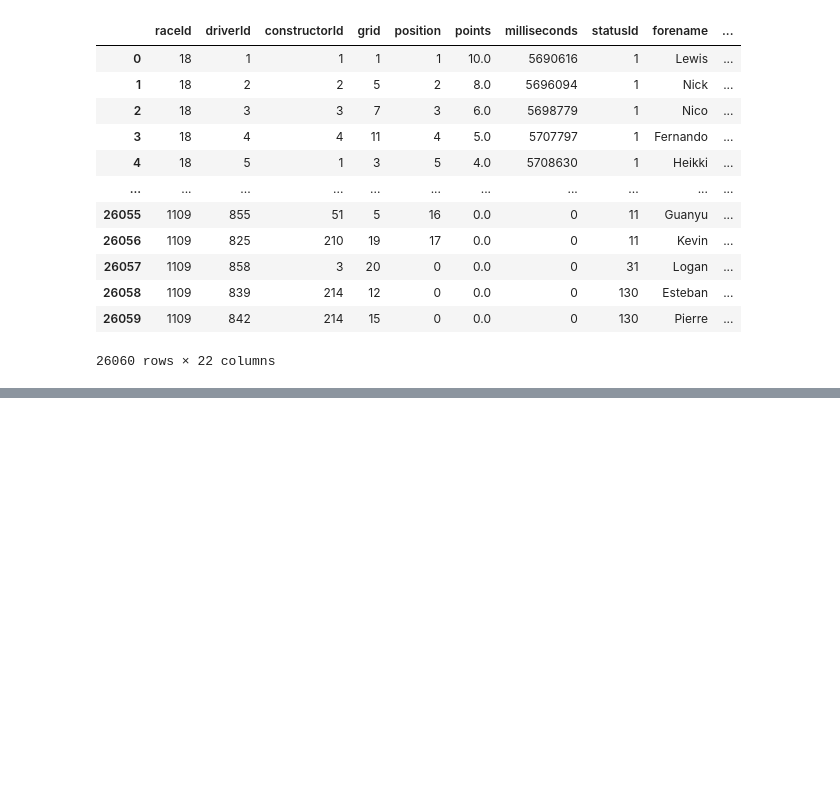
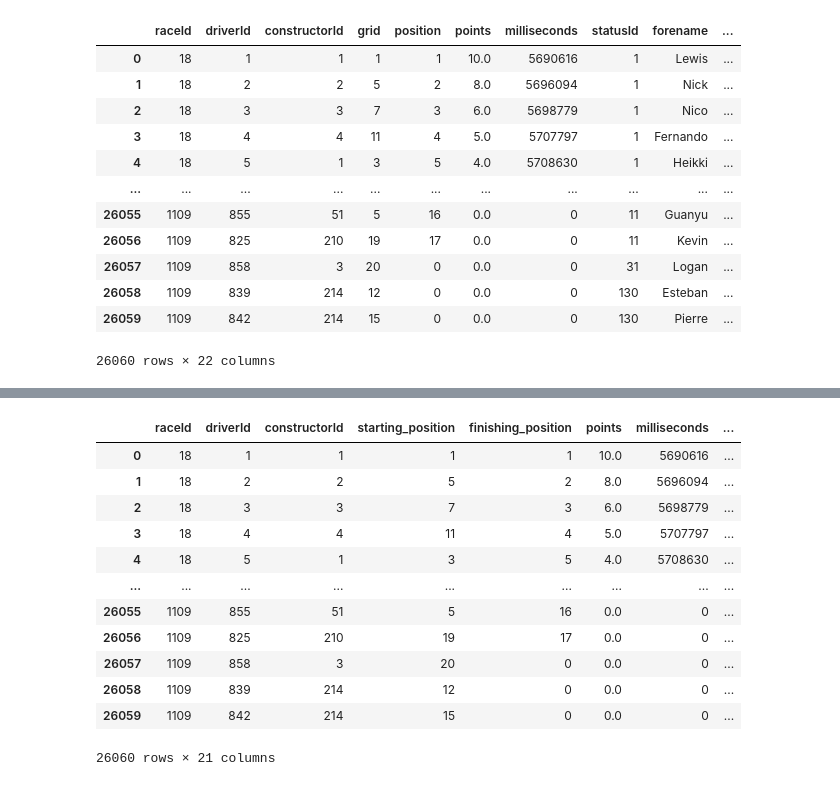
Before and after one commit to PaulOM203/MSC_Thesis_F1, a Jupyter notebook: Notebook.ipynb, the cells around one changed output, grey strips where cells are left out. Cells and saved outputs as stored; diff of their text form; code cells hidden in the pictures; blank space fills up the shorter version.

```diff
--- a/Notebook.ipynb
+++ b/Notebook.ipynb
@@ -161,0 +195,21 @@ driver_race_data
+# %%
+driver_race_data.rename(columns={'name_x':'GP_name','name':'constructor_name','grid':'starting_position',
+                                 'position':'finishing_position','nationality_x':'driver_nationality'}, inplace=True)
+driver_race_data['driver'] = driver_race_data['forename']+' '+driver_race_data['surname']
+driver_race_data['dob'] = pd.to_datetime(driver_race_data['dob'],format='%Y-%m-%d').dt.strftime('%d/%m/%Y')
+
+driver_race_data.drop(['forename','surname'], axis=1)
+# %% [output]
+|  | raceId | driverId | constructorId | starting_position | finishing_position | points | milliseconds | ... |
+| 0 | 18 | 1 | 1 | 1 | 1 | 10.0 | 5690616 | ... |
+| 1 | 18 | 2 | 2 | 5 | 2 | 8.0 | 5696094 | ... |
+| 2 | 18 | 3 | 3 | 7 | 3 | 6.0 | 5698779 | ... |
+| 3 | 18 | 4 | 4 | 11 | 4 | 5.0 | 5707797 | ... |
+| 4 | 18 | 5 | 1 | 3 | 5 | 4.0 | 5708630 | ... |
+| ... | ... | ... | ... | ... | ... | ... | ... | ... |
+| 26055 | 1109 | 855 | 51 | 5 | 16 | 0.0 | 0 | ... |
+| 26056 | 1109 | 825 | 210 | 19 | 17 | 0.0 | 0 | ... |
+| 26057 | 1109 | 858 | 3 | 20 | 0 | 0.0 | 0 | ... |
+| 26058 | 1109 | 839 | 214 | 12 | 0 | 0.0 | 0 | ... |
+| 26059 | 1109 | 842 | 214 | 15 | 0 | 0.0 | 0 | ... |
+26060 rows × 21 columns
```
Also changed, not shown: parts of 7 cells of this notebook.
